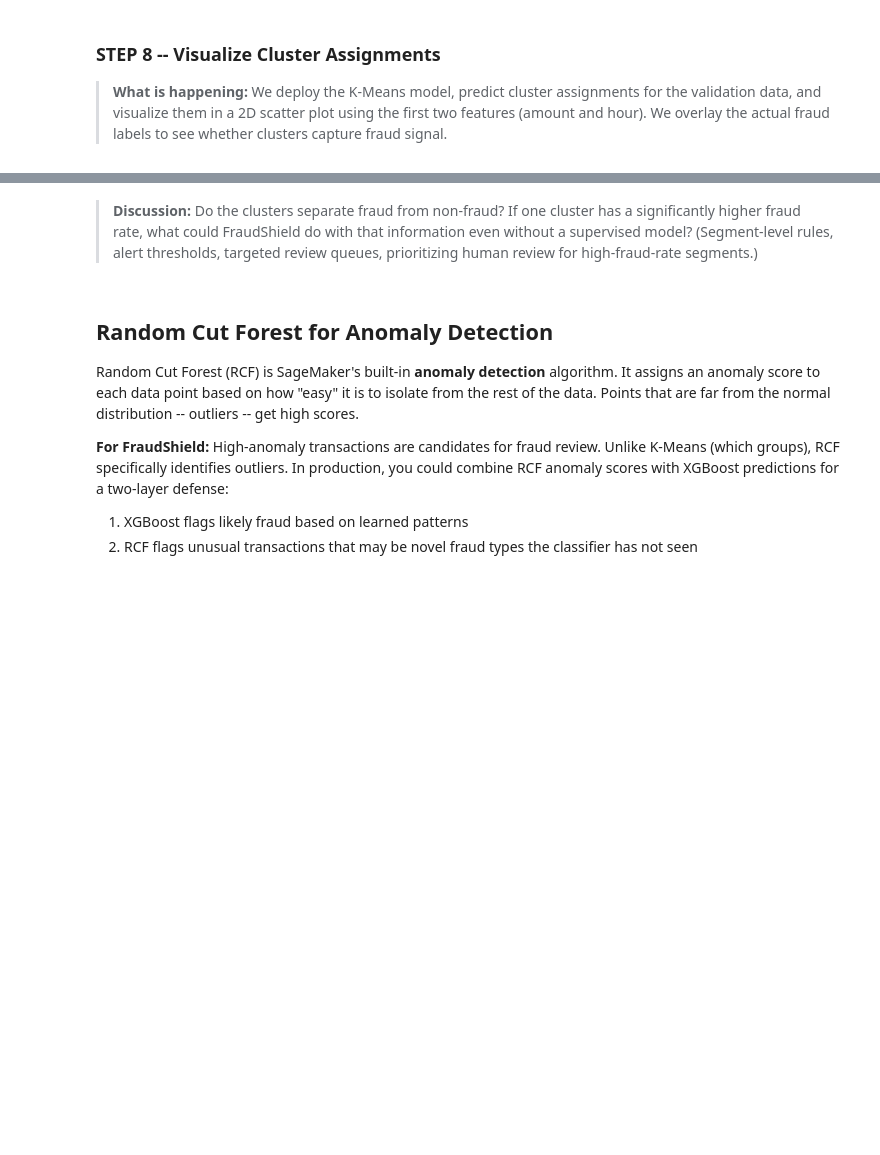
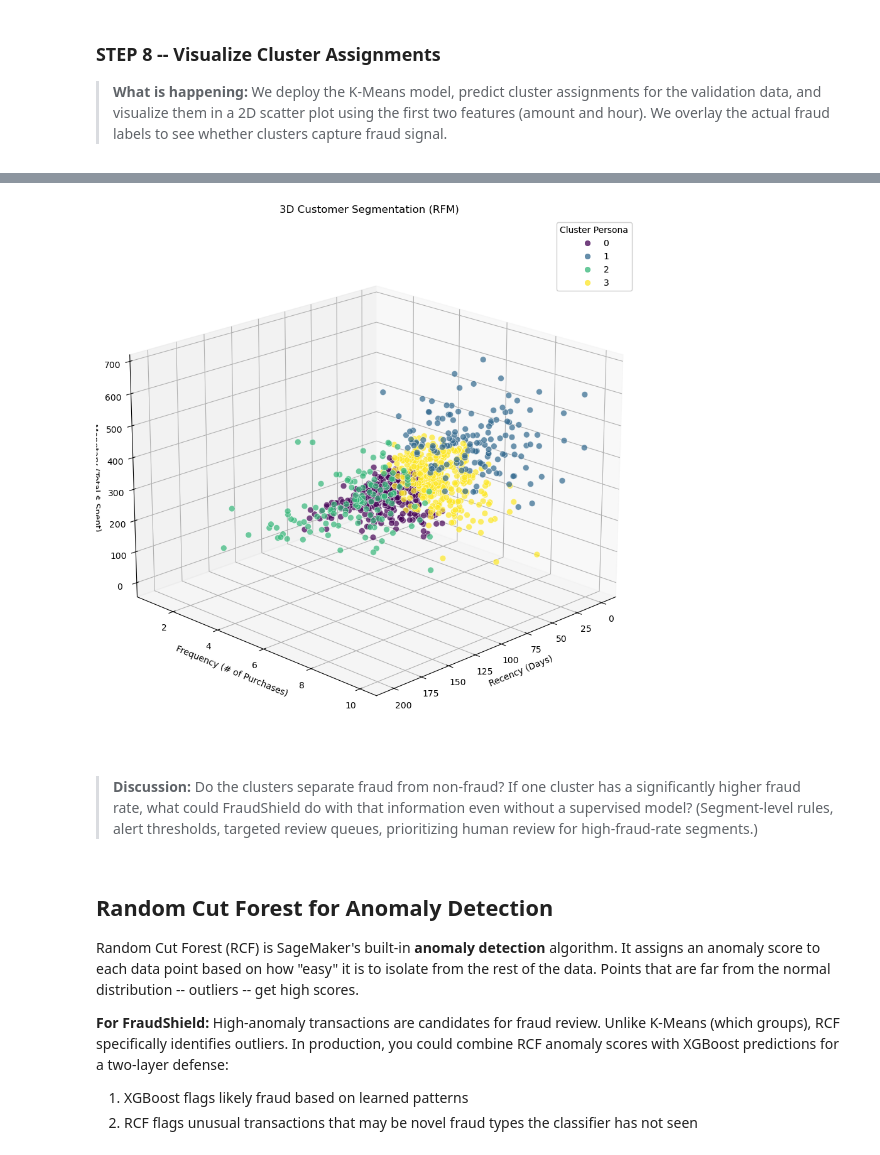
Before and after one commit to Cog-AI-Eng/AIML, a Jupyter notebook: lectures/week2/4-thursday/W2-Thursday-notebook.ipynb, the cells around one changed output, grey strips where cells are left out. Cells and saved outputs as stored; diff of their text form; code cells hidden in the pictures; blank space fills up the shorter version.

```diff
--- a/lectures/week2/4-thursday/W2-Thursday-notebook.ipynb
+++ b/lectures/week2/4-thursday/W2-Thursday-notebook.ipynb
@@ -379,32 +524,52 @@ print(f"Cluster distribution: {dict(zip(*np.unique(cluster_labels, return_counts
 # %%
-fig, axes = plt.subplots(1, 2, figsize=(14, 5))
+import matplotlib.pyplot as plt
+from mpl_toolkits.mplot3d import Axes3D
 
-scatter1 = axes[0].scatter(
-    val_features[:, 0], val_features[:, 1],
-    c=cluster_labels, cmap="viridis", alpha=0.6, s=20,
+# 1. Grab a representative sample of 1,000 customers from your original dataframe
+sample_df = df_rfm.sample(1000, random_state=42).copy()
+
+# 2. Scale the features using your existing scaler
+sample_features = scaler.transform(sample_df[["recency", "frequency", "monetary"]].values).astype(np.float32)
+
+# 3. Get cluster predictions from your active SageMaker endpoint
+result = kmeans_predictor.predict(sample_features)
+sample_labels = np.array([int(r["closest_cluster"]) for r in result["predictions"]])
+
+# 4. Build the 3D Scatter Plot
+fig = plt.figure(figsize=(12, 9))
+ax = fig.add_subplot(111, projection='3d')
+
+# Plot the raw (unscaled) business numbers on the axes so it makes sense to read,
+# but color them by the cluster label the model assigned.
+scatter = ax.scatter(
+    sample_df["recency"],
+    sample_df["frequency"],
+    sample_df["monetary"],
+    c=sample_labels,
+    cmap='viridis',  # Color palette mapping to the 4 clusters
+    s=50,            # Size of the dots
+    alpha=0.7,       # Slight transparency to see overlapping points
+    edgecolors='w',  # White borders around dots for crispness
+    linewidth=0.5
 )
-axes[0].set_xlabel("Amount")
-axes[0].set_ylabel("Hour")
-axes[0].set_title("K-Means Cluster Assignments")
-plt.colorbar(scatter1, ax=axes[0], label="Cluster")
 
-colors = ["steelblue" if y == 0 else "crimson" for y in val_labels]
-axes[1].scatter(
-    val_features[:, 0], val_features[:, 1],
-    c=colors, alpha=0.6, s=20,
-)
-axes[1].set_xlabel("Amount")
-axes[1].set_ylabel("Hour")
-axes[1].set_title("Actual Labels (blue=non-fraud, red=fraud)")
+# Format the axes
+ax.set_xlabel('Recency (Days)')
+ax.set_ylabel('Frequency (# of Purchases)')
+ax.set_zlabel('Monetary (Total $ Spent)')
+ax.set_title('3D Customer Segmentation (RFM)')
+
+# Add a legend
+legend = ax.legend(*scatter.legend_elements(), title="Cluster Persona")
+ax.add_artist(legend)
+
+# Adjust the viewing angle (elevation, azimuth) to get a good look at the clusters
+ax.view_init(elev=20, azim=45)
 
 plt.tight_layout()
 plt.show()
-
-print("\nFraud rate by cluster:")
-for c in sorted(np.unique(cluster_labels)):
-    mask = cluster_labels == c
-    fraud_rate = val_labels[mask].mean()
-    print(f"  Cluster {int(c)}: {mask.sum()} transactions, {fraud_rate:.1%} fraud")
+# %% [output]
+[figure, added]
 # %% [markdown]
 > **Discussion:** Do the clusters separate fraud from non-fraud? If one cluster has a significantly higher fraud rate, what could FraudShield do with that information even without a supervised model? (Segment-level rules, alert thresholds, targeted review queues, prioritizing human review for high-fraud-rate segments.)
 # %%
```
Also changed, not shown: parts of 23 cells of this notebook, 3 other files.
